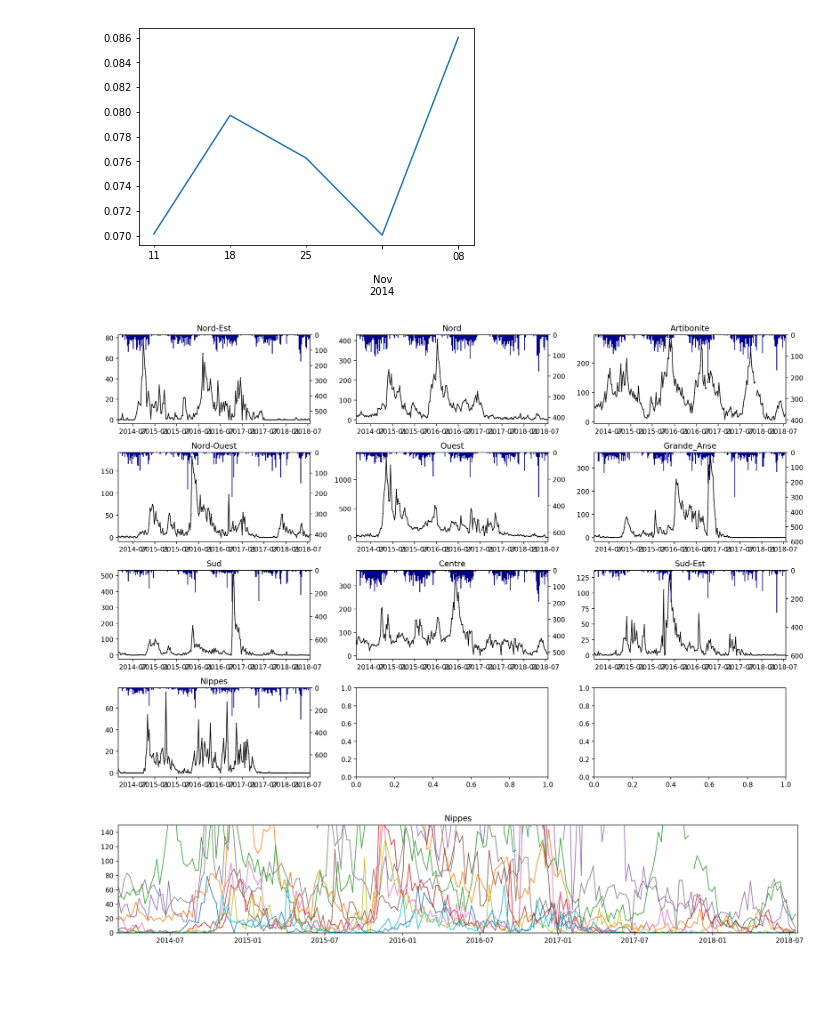
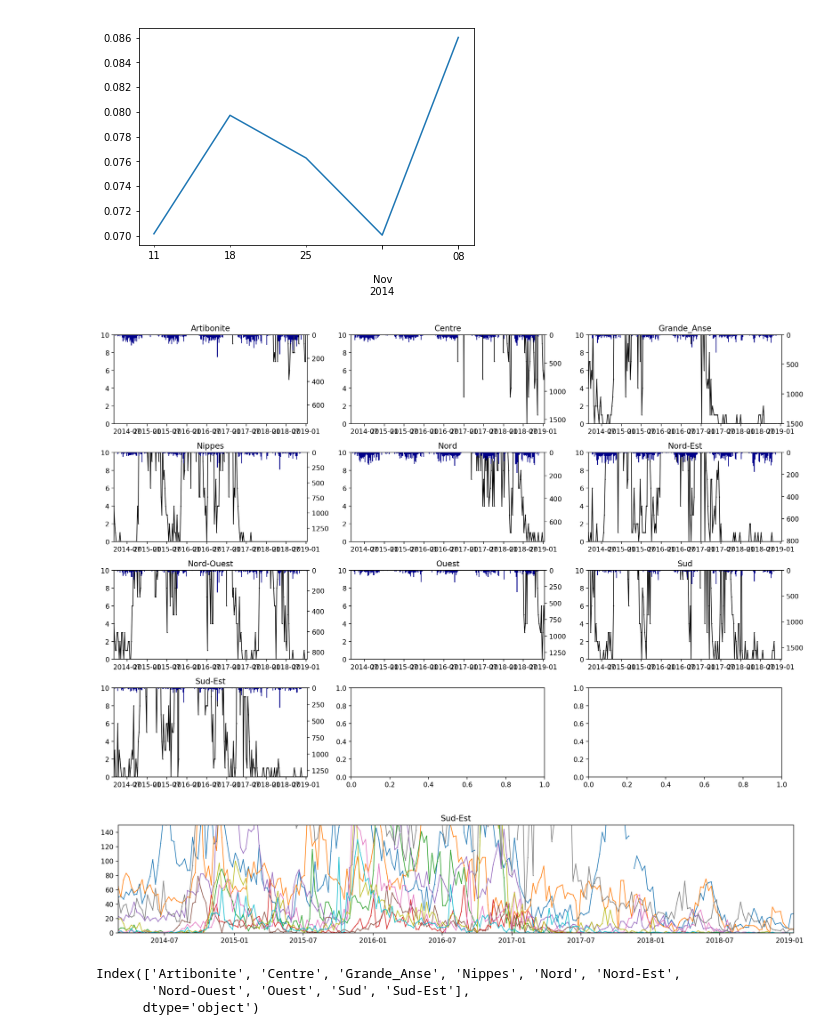
Before and after one commit to jcblemai/haiti-mass-ocv-campaign, a Jupyter notebook: forecast.ipynb, the cells around one changed output. Drawn from its saved outputs; the diff is of its cells as text; code cells hidden in the pictures; blank space fills up the shorter version.

```diff
--- a/forecast.ipynb
+++ b/forecast.ipynb
@@ -13,7 +13,7 @@ import os
 from rpy2.robjects import pandas2ri
 pandas2ri.activate()
 
-output_dir = 'output_14-20-restart/'
+output_dir = 'output_14-21-newdata/'
 #output_dir = 'output/'
 
 dept_avail = os.listdir(output_dir)
@@ -35,7 +35,7 @@ input_parameters = yaml.load(stream)
 dept_name = [list(pop.keys())[0] for pop in input_parameters['population']]
 
 t_start = input_parameters['t_start']
-t_for = datetime.date(2029,12,21)
+t_for = datetime.date(2029,12,20)
 
 # computes precipitation sample
 def project_rain(rainfall, tf):
@@ -68,8 +68,8 @@ rain_prj = project_rain(rainfall, t_for)
 rain = pd.concat((rainfall, rain_prj))
 rain.to_csv('haiti-data/proj/rainfall.csv', index_label = 'date')
 # %%
-nsim = 10
-run_lvl = 2
+nsim = 1000
+run_lvl = 4
 # %% [markdown]
 ### Extracting best performing parameters
 # %%
@@ -141,8 +141,8 @@ params_disp
 # %%
 ti = input_parameters['t_start']
-#ti = input_parameters['t_end']
-tf = t_for
-tf = datetime.date(2018,7,21)
+tf = input_parameters['t_end']
+#tf = t_for
+#tf = datetime.date(2018,7,21)
 
 fig, axes = plt.subplots((len(all_data))//2, 2, figsize=(15,5), squeeze = True, dpi = 200);
 fig.patch.set_facecolor('white')
@@ -150,17 +150,15 @@ axes = axes.flatten();
 for i, dp in enumerate(dept_avail):
 #for i, dp in enumerate(['Artibonite', 'Nord-Est', 'Ouest']):
 
-    #axt =  axes[i].twinx()
+    axt =  axes[i].twinx()
     axes[i].plot(cases[dp][t_start:][ti:tf], marker='.', linestyle='-',color='k', linewidth=1, markersize=1 )
     axes[i].fill_between(all_data[dp]['cases']['q05'][ti:tf].index, all_data[dp]['cases']['q05'][ti:tf], all_data[dp]['cases']['q95'][ti:tf], alpha = .5, color = 'red', linewidth = 0)
-    #axes[i].plot(all_data[dp]['cases']['mean'], linewidth=1, alpha = 1,linestyle='-.', color = 'black')
     axes[i].plot(all_data[dp]['cases']['q50'][ti:tf], alpha = 1,linestyle='-', linewidth = 1, color = 'darkblue')
-    #axt.bar(pd.date_range(t_start,t_for, freq='W-SAT')[ti:tf].date, rain[dp].resample('W-SAT').sum()[t_start:t_for][ti:tf],
-    #            label = r'Rainfall', color = 'darkblue', width=7, alpha = 1)
+    axt.bar(pd.date_range(ti,tf, freq='W-SAT').date, rain[dp].resample('W-SAT').sum()[ti:tf], label = r'Rainfall', color = 'darkblue', width=7, alpha = 1)
 
     axes[i].set_title(dp)
-    #axes[i].set_ylim(0, 300)
-    #axt.set_ylim(2*max(rain[dp].resample('W-SAT').sum()[t_start:t_for]),0) # check if only reverse y
+    axes[i].set_ylim(0, 500)
+    axt.set_ylim(4*max(rain[dp].resample('W-SAT').sum()[t_start:t_for]),0) # check if only reverse y
     axes[i].set_xlim(ti, tf)
     #axes[i].legend()
 
@@ -554,46 +552,48 @@ all_data[dp]['B']['q50'][datetime.date(2014,10,10):datetime.date(2014,11,10)].pl
 [figure]
 # %%
 ti = input_parameters['t_start']
-#ti = input_parameters['t_end']
-tf = datetime.date(2018,7,21)
+tf = input_parameters['t_end']
 
 fig, axes = plt.subplots(4, 3, figsize=(15,10), squeeze = True, dpi = 200);
 fig.patch.set_facecolor('white')
 axes = axes.flatten();
-for i, dp in enumerate(dept_avail):
+for i, dp in enumerate(cases.columns):
 
     axt =  axes[i].twinx()
     axes[i].plot(cases[dp][t_start:][ti:tf], marker='.', linestyle='-',color='k', linewidth=1, markersize=1 )
-    #axes[i].fill_between(all_data[dp]['cases']['q05'][ti:tf].index, all_data[dp]['cases']['q05'][ti:tf], all_data[dp]['cases']['q95'][ti:tf], alpha = .5, color = 'red', linewidth = 0)
-    #axes[i].plot(all_data[dp]['cases']['mean'], linewidth=1, alpha = 1,linestyle='-.', color = 'black')
-    #axes[i].plot(all_data[dp]['cases']['q50'][ti:tf], alpha = 1,linestyle='-', linewidth = 1, color = 'darkblue')
     axt.bar(pd.date_range(ti,tf, freq='W-SAT').date, rain[dp].resample('W-SAT').sum()[ti:tf],
     label = r'Rainfall', color = 'darkblue', width=7, alpha = 1)
 
     axes[i].set_title(dp)
-    #axes[i].set_ylim(0, 300)
-    axt.set_ylim(2*max(rain[dp].resample('W-SAT').sum()[t_start:t_for]),0) # check if only reverse y
+    axes[i].set_ylim(0, 10)
+    axt.set_ylim(4*max(rain[dp].resample('W-SAT').sum()[t_start:t_for]),0) # check if only reverse y
     axes[i].set_xlim(ti, tf)
     #axes[i].legend()
 
 fig.tight_layout()
 # %% [output]
-[figure, old version]
+[figure, new version]
 # %%
 ti = input_parameters['t_start']
-tf = datetime.date(2018,7,21)
+tf = input_parameters['t_end']
 
 fig, axes = plt.subplots(1, 1, figsize=(15,3), squeeze = True, dpi = 200);
 fig.patch.set_facecolor('white')
-for i, dp in enumerate(dept_avail):
+for i, dp in enumerate(cases.columns):
 
     axes.plot(cases[dp][t_start:][ti:tf], marker='.', linestyle='-', linewidth=1, markersize=1, label=dp )
 
     axes.set_title(dp)
     axes.set_xlim(ti, tf)
     axes.set_ylim(0, 150)
 
 
 fig.tight_layout()
 # %% [output]
-[figure, old version]
+[figure, new version]
+# %%
+cases.columns
+# %% [output]
+Index(['Artibonite', 'Centre', 'Grande_Anse', 'Nippes', 'Nord', 'Nord-Est',
+       'Nord-Ouest', 'Ouest', 'Sud', 'Sud-Est'],
+      dtype='object')
```
Also changed, not shown: parts of 4 cells of this notebook, 2 other files.
